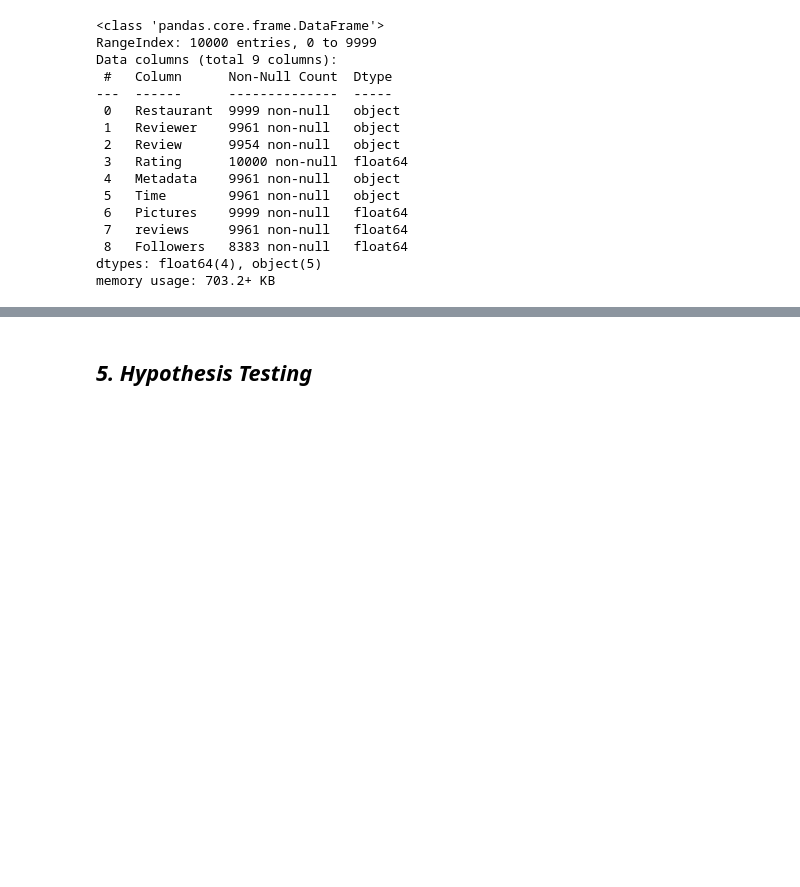
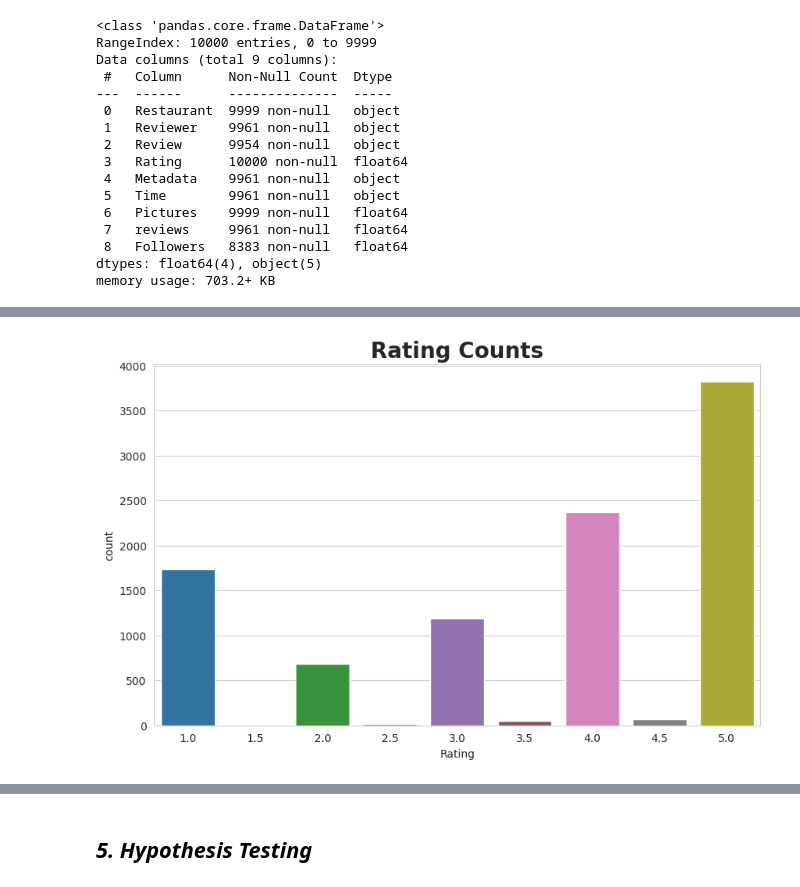
Before and after one commit to adityapatil4141/Zomato-restaurant-clustering-and-sentiment-analysis, a Jupyter notebook: ZOMATO_RESTAURANT_CLUSTERING_AND_SENTIMENT_ANALYSIS.ipynb, the cells around one changed output, grey strips where cells are left out. Drawn from its saved outputs; the diff is of its cells as text; code cells hidden in the pictures; blank space fills up the shorter version.

Commit message:
feature engineering , missing value filling , visualization

```diff
--- a/ZOMATO_RESTAURANT_CLUSTERING_AND_SENTIMENT_ANALYSIS.ipynb
+++ b/ZOMATO_RESTAURANT_CLUSTERING_AND_SENTIMENT_ANALYSIS.ipynb
@@ -679,0 +689,3 @@ df_reviews.head()
+# %%
+# Dropped metadata column from reviews dataset.
+df_reviews.drop(columns='Metadata',inplace=True)
@@ -679,0 +718,9 @@ df_reviews.head()
+# %%
+# fill null values with 0:
+df_reviews['reviews'].fillna(0,inplace=True)
+df_reviews['Followers'].fillna(0,inplace=True)
+# %%
+# Drop other null values:
+df_reviews.dropna(inplace=True)
+# %%
+df_reviews.reset_index(inplace=True)
@@ -679,0 +736,9 @@ df_reviews.head()
+# %%
+# Rating Counts
+plt.figure(figsize=(10,6))
+sns.set_style('whitegrid')
+sns.countplot(x ='Rating',data=df_reviews)
+plt.title("Rating Counts",weight = 'bold',fontsize=20)
+plt.show()
+# %% [output]
+[figure, added]
```
Also changed, not shown: parts of 27 cells of this notebook.
